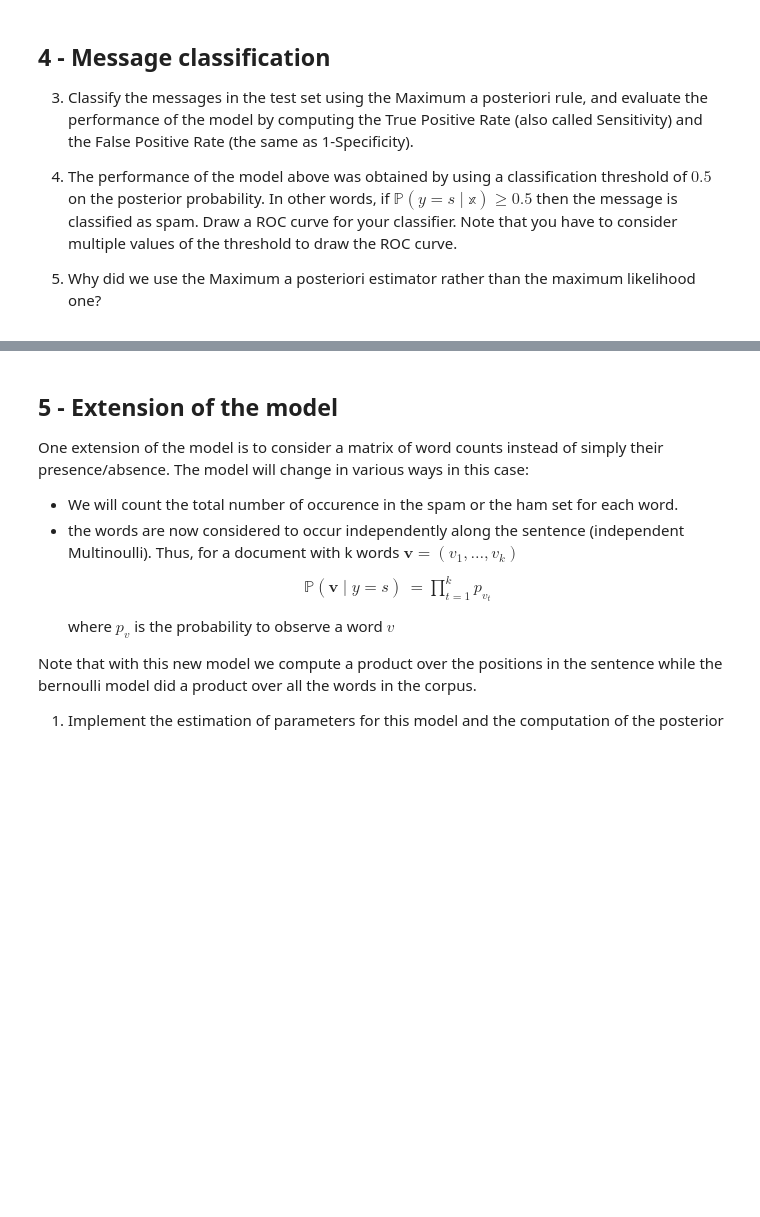
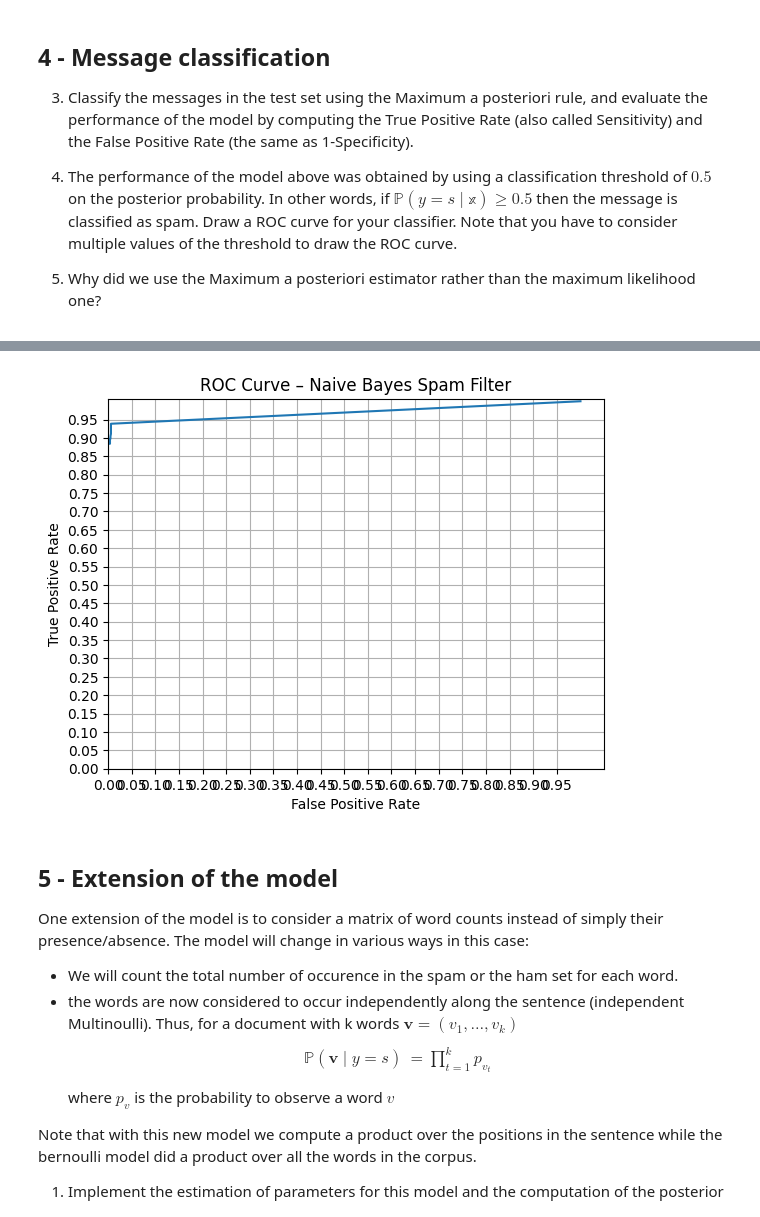
Before and after one commit to MaxHo42/ML_in_Bioinformatics, a Jupyter notebook: exercise_01/Spam_project_subject_2025.ipynb, the cells around one changed output, grey strips where cells are left out. Drawn from its saved outputs; the diff is of its cells as text; code cells hidden in the pictures; blank space fills up the shorter version.

````diff
--- a/exercise_01/Spam_project_subject_2025.ipynb
+++ b/exercise_01/Spam_project_subject_2025.ipynb
@@ -235,18 +255,3 @@ When applied to the checkpoint data, your $\Theta$ matrix should look like this:
 ```
 
 3. Represent the fitted class conditional densities $(\theta_{i,h})_{i \in \mathcal{D}}$ and $(\theta_{i,s})_{i \in \mathcal{D}}$ like on the corresponding slide of the course.
-# %%
-## Your code here for class priors
-
-def estimate_proportions(data_matrix):
-    """
-    estimate the matrix theta
-    """
-    #your code here
-
-##
-Dico = {'dear': 0, 'researcher':1, 'money': 2, 'friend': 3 }
-#sentence 1 dear friend money
-#sentence 2 dear researcher friend
-#sentence  friend money money
-datam = np.array([[1 0 1 1],[1 1 0 1 ],[0 0 1 1]], dtype = int)
@@ -259,3 +326,78 @@ datam = np.array([[1 0 1 1],[1 1 0 1 ],[0 0 1 1]], dtype = int)
 4. The performance of the model above was obtained by using a classification threshold of $0.5$ on the posterior probability. In other words, if $\mathbb{P}(y = s \mid \mathbb{x}) \ge 0.5$ then the message is classified as spam. Draw a ROC curve for your classifier. Note that you have to consider multiple values of the threshold to draw the ROC curve.
 
 5. Why did we use the Maximum a posteriori estimator rather than the maximum likelihood one?
+# %%
+def classify(X, theta, prior_ham, prior_spam, threshold = 0.5):
+    """
+    np.array[int, int] * np.array[int, int] -> np.array[int]
+    """
+
+    classifications = np.zeros(len(X))
+
+    for i, message in enumerate(X):
+        likelihood_given_ham = 1
+        likelihood_given_spam = 1
+
+        for wordIndex, isInMessage in enumerate(message):
+            if isInMessage:
+                likelihood_given_spam *= theta[wordIndex][1]
+                likelihood_given_ham *= theta[wordIndex][0]
+            else:
+                likelihood_given_ham *= 1 - theta[wordIndex][0]
+                likelihood_given_spam *= 1- theta[wordIndex][1]
+
+        #the posterior is given as the product of likelihood and prior (see lecture slide 19) for each class
+        posterior_ham = likelihood_given_ham * prior_ham
+        posterior_spam = likelihood_given_spam * prior_spam
+
+        omega = posterior_spam + posterior_ham #sum of the posteriors for all caterories
+        p_spam_given_data = posterior_spam/omega  #see lecture slide 19 --> this allows to set a threshold to test how likely the classification is
+        p_ham_given_data = posterior_ham/omega #for completeness, not used here
+
+        if p_spam_given_data > threshold:
+            classifications[i] = 1      #the spam classification is denoted as 1
+
+    return classifications
+
+
+classification_testSet = classify(X_test, theta, prior_ham, prior_spam)
+
+### ------------------------------------------------------------------------------------------ ###
+# Evaluating the classifications:
+
+import matplotlib.pyplot as plt
+
+def classification_parameters(X, theta, prior_ham, prior_spam):
+    thresholds = np.arange(0, 1, 0.1)
+    tprs, fprs = [], []
+
+    for threshold in thresholds:
+        classifications = classify(X, theta, prior_ham, prior_spam, threshold)
+
+        true_positive = np.sum((classifications == 1) & (Y_test == "spam"))
+        false_negative = np.sum((classifications == 0) & (Y_test == "spam"))
+        tpr = true_positive/(true_positive + false_negative)      #number of true positives divided by the number of all positives that should exist <--> (1 - false negative rate)
+        tprs.append(tpr)
+        print(f"The true positive rate = the sensitivity (1 - false negative rate) for a threshold of {threshold} lies at {tpr}")
+
+        false_positive = np.sum((classifications == 1) & (Y_test == "ham"))
+        true_negative = np.sum((classifications == 0) & (Y_test == "ham"))
+        fpr = false_positive/(true_negative + false_positive)    #numberof false positives divided by the number of all negatives that should exist --> 1 - specificity <--> (1 - true negative rate)
+        fprs.append(fpr)
+        print(f"The false positive rate = 1 - specificity (true negative rate) for a threshold of {threshold} lies at {fpr}")
+
+
+    f, ax = plt.subplots(1)
+    ax.plot(fprs, tprs)
+    ax.set_xlabel('False Positive Rate')
+    ax.set_ylabel('True Positive Rate')
+    ax.set_title('ROC Curve – Naive Bayes Spam Filter')
+    ax.grid(True)
+    ax.set_yticks(np.arange(0, 1, 0.05))
+    ax.set_xticks(np.arange(0, 1, 0.05))
+    ax.set_ylim(ymin = 0)
+    ax.set_xlim(xmin = 0)
+    plt.show(f)
+
+classification_parameters(X_test, theta, prior_ham, prior_spam)
+# %% [output]
@@ -262,3 +424,4 @@ datam = np.array([[1 0 1 1],[1 1 0 1 ],[0 0 1 1]], dtype = int)
+[figure, added]
 # %% [markdown]
 ## 5 - Extension of the model
 
````
Also changed, not shown: parts of 4 cells of this notebook, 1 other file.
